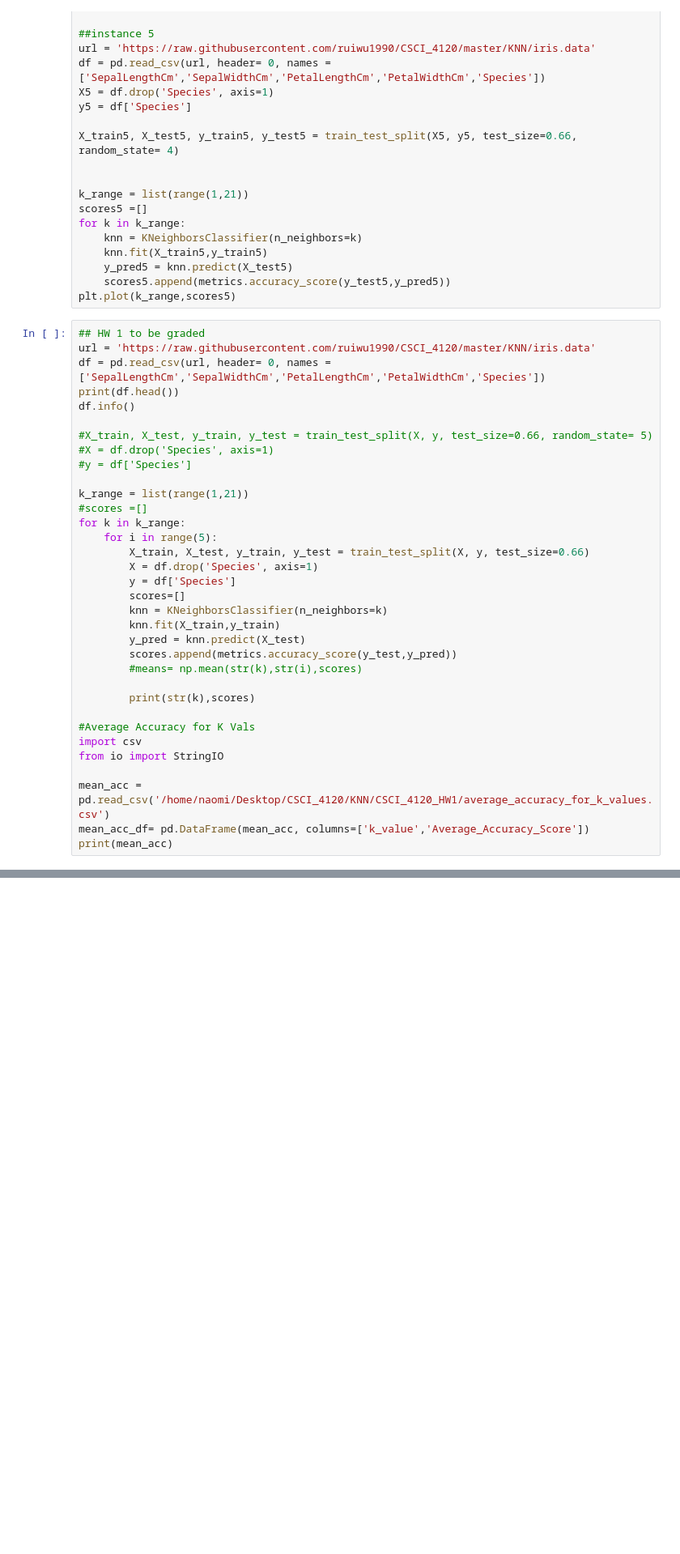
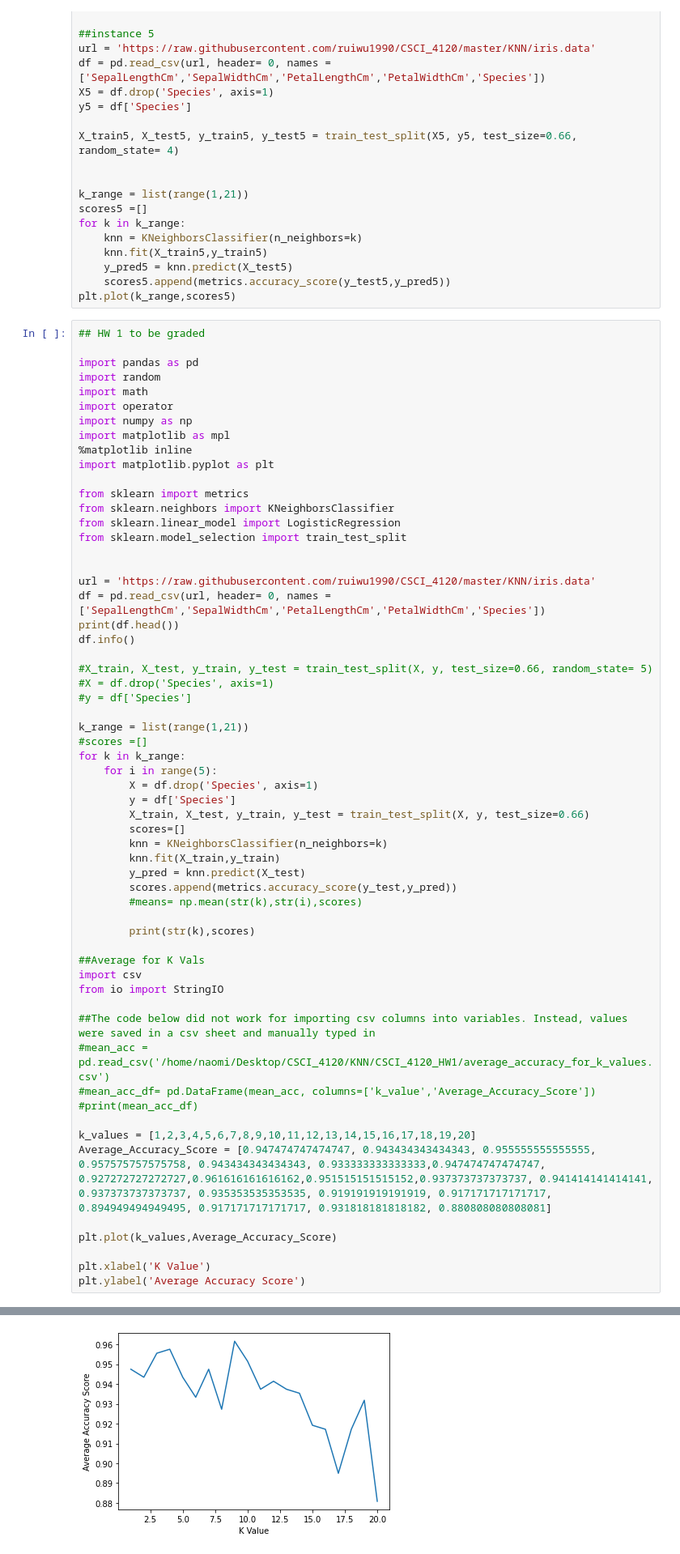
Before and after one commit to jainarinen/CSCI_4120_HW1, a Jupyter notebook: knn-Copy1.ipynb, the cells around one changed output, grey strips where cells are left out. Shown: that part at 81% size. Drawn from its saved outputs; the diff is of its cells as text; blank space fills up the shorter version.

Commit message:
Add files via upload
updated with graph code

```diff
--- a/knn-Copy1.ipynb
+++ b/knn-Copy1.ipynb
@@ -489,6 +489,22 @@ for k in k_range:
 plt.plot(k_range,scores5)
 # %%
 ## HW 1 to be graded
+
+import pandas as pd
+import random
+import math
+import operator
+import numpy as np
+import matplotlib as mpl
+%matplotlib inline
+import matplotlib.pyplot as plt
+
+from sklearn import metrics
+from sklearn.neighbors import KNeighborsClassifier
+from sklearn.linear_model import LogisticRegression
+from sklearn.model_selection import train_test_split
+
+
 url = 'https://raw.githubusercontent.com/ruiwu1990/CSCI_4120/master/KNN/iris.data'
 df = pd.read_csv(url, header= 0, names = ['SepalLengthCm','SepalWidthCm','PetalLengthCm','PetalWidthCm','Species'])
 print(df.head())
@@ -502,9 +518,9 @@ k_range = list(range(1,21))
 #scores =[]
 for k in k_range:
     for i in range(5):
-        X_train, X_test, y_train, y_test = train_test_split(X, y, test_size=0.66)
         X = df.drop('Species', axis=1)
         y = df['Species']
+        X_train, X_test, y_train, y_test = train_test_split(X, y, test_size=0.66)
         scores=[]
         knn = KNeighborsClassifier(n_neighbors=k)
         knn.fit(X_train,y_train)
@@ -514,10 +530,20 @@ for k in k_range:
 
         print(str(k),scores)
 
-#Average Accuracy for K Vals
+##Average for K Vals
 import csv
 from io import StringIO
 
-mean_acc = pd.read_csv('/home/naomi/Desktop/CSCI_4120/KNN/CSCI_4120_HW1/average_accuracy_for_k_values.csv')
-mean_acc_df= pd.DataFrame(mean_acc, columns=['k_value','Average_Accuracy_Score'])
-print(mean_acc)
+##The code below did not work for importing csv columns into variables. Instead, values were saved in a csv sheet and manually typed in
+#mean_acc = pd.read_csv('/home/naomi/Desktop/CSCI_4120/KNN/CSCI_4120_HW1/average_accuracy_for_k_values.csv')
+#mean_acc_df= pd.DataFrame(mean_acc, columns=['k_value','Average_Accuracy_Score'])
+#print(mean_acc_df)
+
+k_values = [1,2,3,4,5,6,7,8,9,10,11,12,13,14,15,16,17,18,19,20]
+Average_Accuracy_Score = [0.947474747474747, 0.943434343434343, 0.955555555555555, 0.957575757575758, 0.943434343434343, 0.933333333333333,0.947474747474747, 0.927272727272727,0.961616161616162,0.951515151515152,0.937373737373737, 0.941414141414141, 0.937373737373737, 0.935353535353535, 0.919191919191919, 0.917171717171717, 0.894949494949495, 0.917171717171717, 0.931818181818182, 0.880808080808081]
+
+plt.plot(k_values,Average_Accuracy_Score)
+
+plt.xlabel('K Value')
+plt.ylabel('Average Accuracy Score')
+# %% [output]
@@ -523,0 +568 @@ print(mean_acc)
+[figure, added]
```
Also changed, not shown: parts of 3 cells of this notebook.
